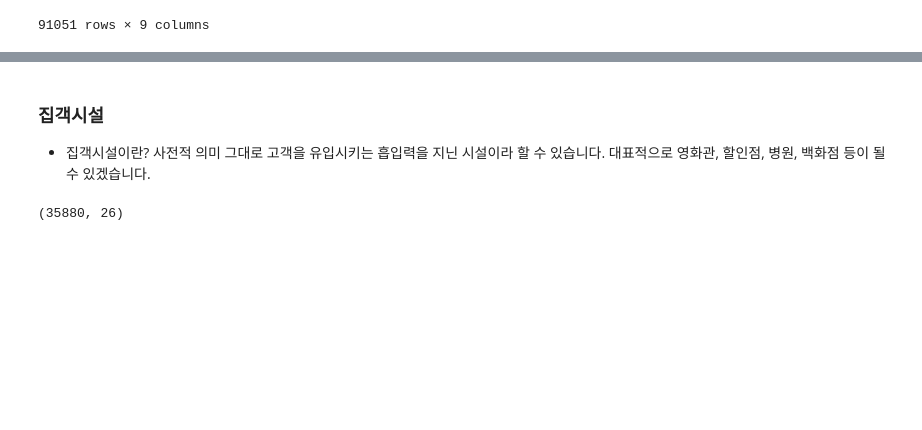
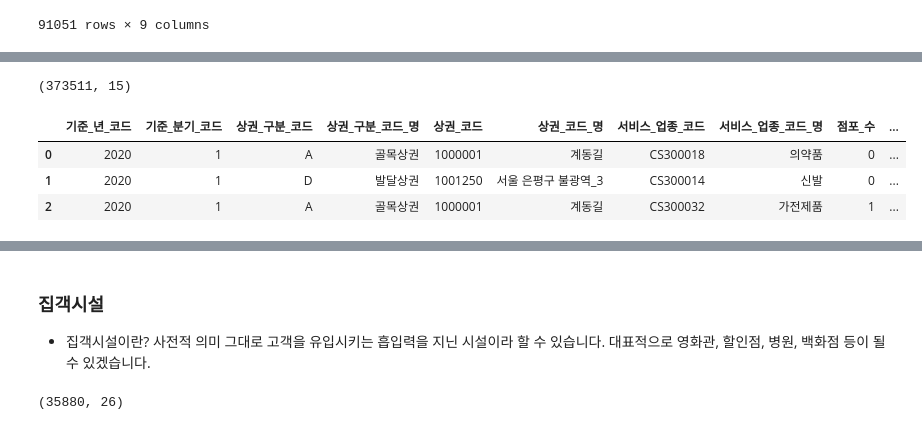
Before and after one commit to johanjun/dacon_molit, a Jupyter notebook: 상권EDA.ipynb, the cells around one changed output, grey strips where cells are left out. Cells and saved outputs as stored; diff of their text form; code cells hidden in the pictures; blank space fills up the shorter version.

```diff
--- a/상권EDA.ipynb
+++ b/상권EDA.ipynb
@@ -287,0 +263,12 @@ df_jumpo.groupby(['상권_코드','서비스_업종_코드_명']).sum()
+# %%
+df_jumpo2 = pd.read_csv(data_dir + '서울시_우리마을가게_상권분석서비스(상권-점포)_2020년.csv', encoding='euc=kr')
+print(df_jumpo2.shape)
+# %% [output]
+(373511, 15)
+# %%
+df_jumpo2.head(3)
+# %% [output]
+|  | 기준_년_코드 | 기준_분기_코드 | 상권_구분_코드 | 상권_구분_코드_명 | 상권_코드 | 상권_코드_명 | 서비스_업종_코드 | 서비스_업종_코드_명 | 점포_수 | ... |
+| 0 | 2020 | 1 | A | 골목상권 | 1000001 | 계동길 | CS300018 | 의약품 | 0 | ... |
+| 1 | 2020 | 1 | D | 발달상권 | 1001250 | 서울 은평구 불광역_3 | CS300014 | 신발 | 0 | ... |
+| 2 | 2020 | 1 | A | 골목상권 | 1000001 | 계동길 | CS300032 | 가전제품 | 1 | ... |
```
Also changed, not shown: parts of 19 cells of this notebook.
